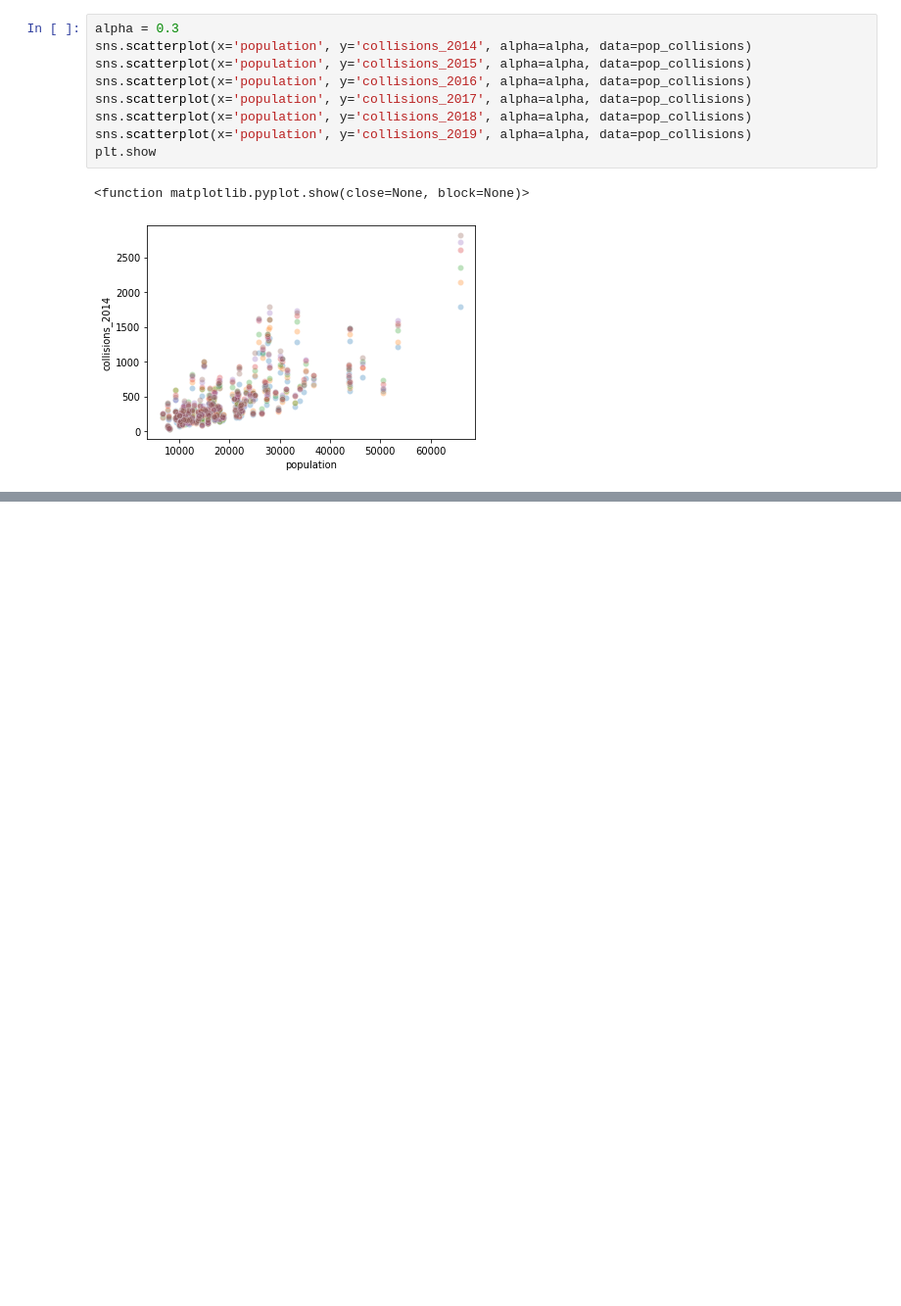
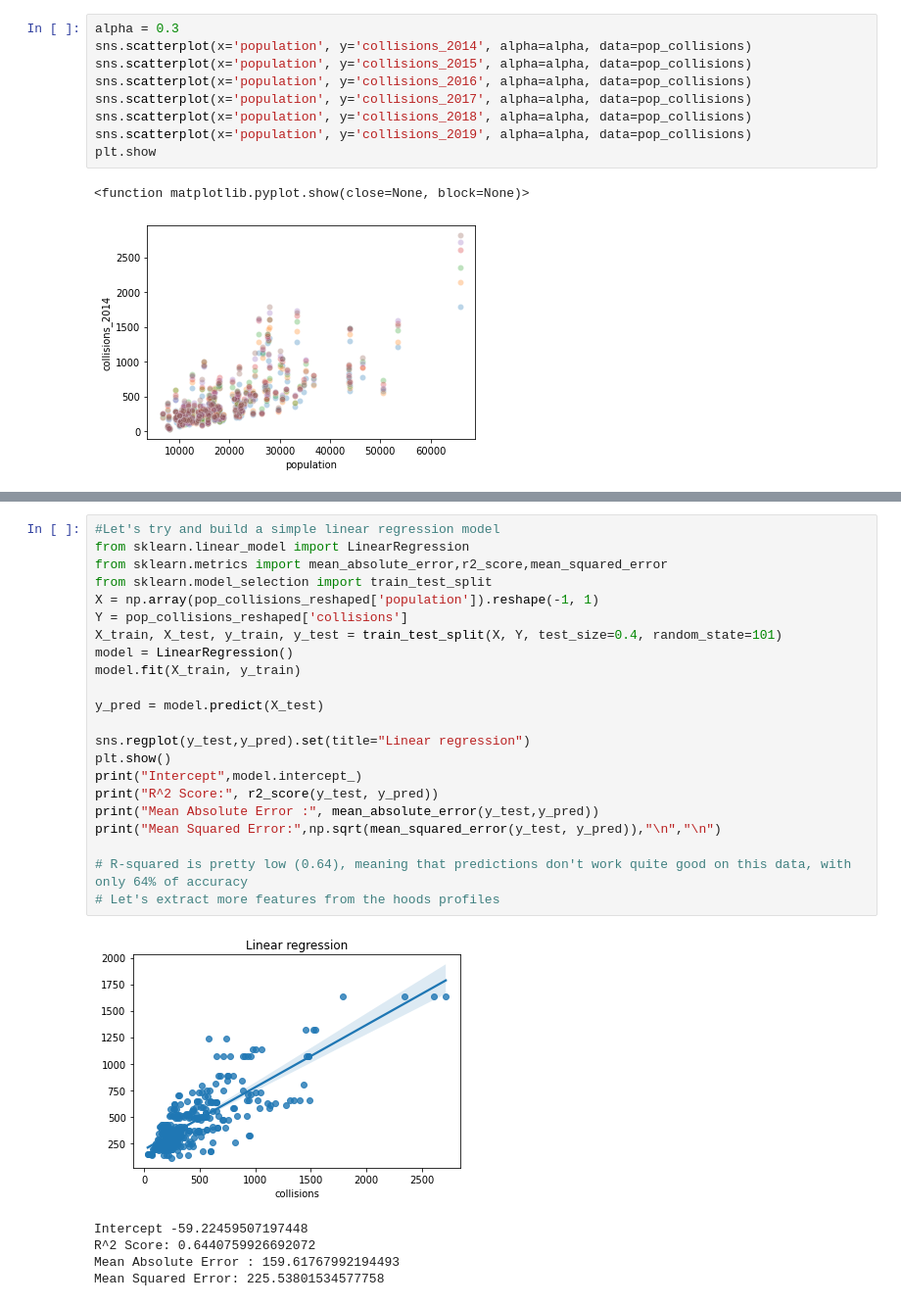
Before and after one commit to Andrew-Agapov/Kaggle_projects, a Jupyter notebook: toronto-traffic-collisions-analysis.ipynb, the cells around one changed output, grey strips where cells are left out. Shown: that part at 98% size. Drawn from its saved outputs; the diff is of its cells as text; blank space fills up the shorter version.

```diff
--- a/toronto-traffic-collisions-analysis.ipynb
+++ b/toronto-traffic-collisions-analysis.ipynb
@@ -370,0 +376,28 @@ Traffic collisions by year were growing 2014-2019 until they rapidly dropped in
+# %%
+#Let's try and build a simple linear regression model
+from sklearn.linear_model import LinearRegression
+from sklearn.metrics import mean_absolute_error,r2_score,mean_squared_error
+from sklearn.model_selection import train_test_split
+X = np.array(pop_collisions_reshaped['population']).reshape(-1, 1)
+Y = pop_collisions_reshaped['collisions']
+X_train, X_test, y_train, y_test = train_test_split(X, Y, test_size=0.4, random_state=101)
+model = LinearRegression()
+model.fit(X_train, y_train)
+
+y_pred = model.predict(X_test)
+
+sns.regplot(y_test,y_pred).set(title="Linear regression")
+plt.show()
+print("Intercept",model.intercept_)
+print("R^2 Score:", r2_score(y_test, y_pred))
+print("Mean Absolute Error :", mean_absolute_error(y_test,y_pred))
+print("Mean Squared Error:",np.sqrt(mean_squared_error(y_test, y_pred)),"\n","\n")
+
+# R-squared is pretty low (0.64), meaning that predictions don't work quite good on this data, with only 64% of accuracy
+# Let's extract more features from the hoods profiles
+# %% [output]
+[figure, added]
+Intercept -59.22459507197448
+R^2 Score: 0.6440759926692072
+Mean Absolute Error : 159.61767992194493
+Mean Squared Error: 225.53801534577758
```
Also changed, not shown: parts of 10 cells of this notebook.
